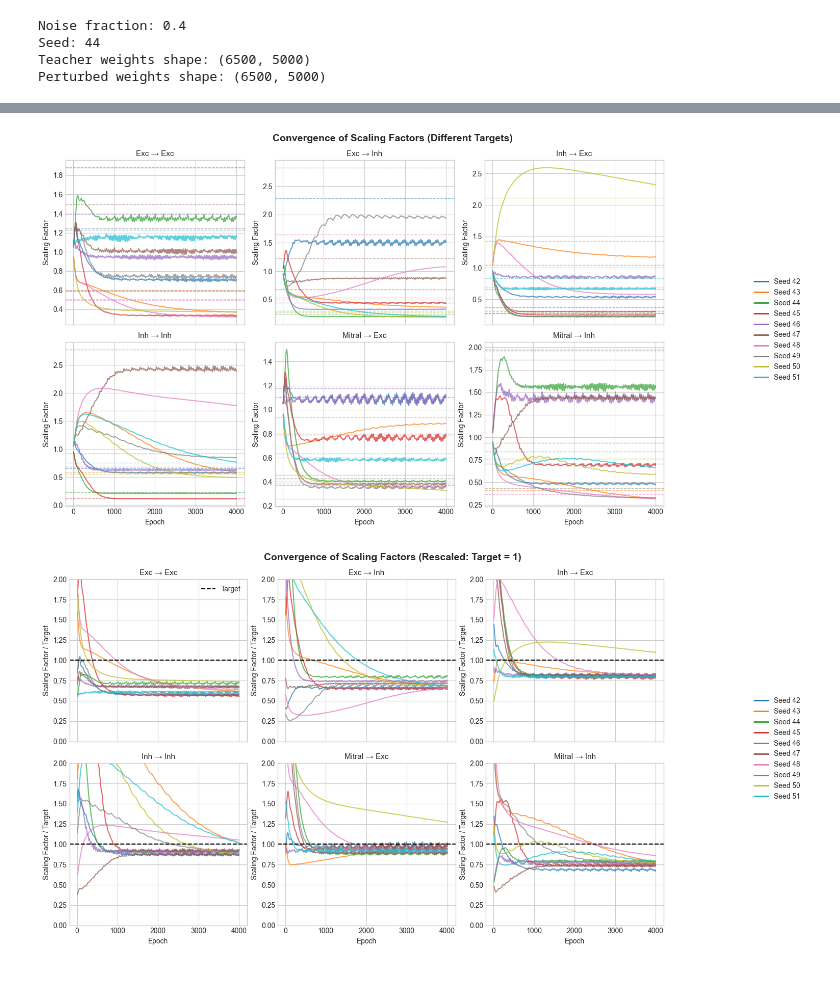
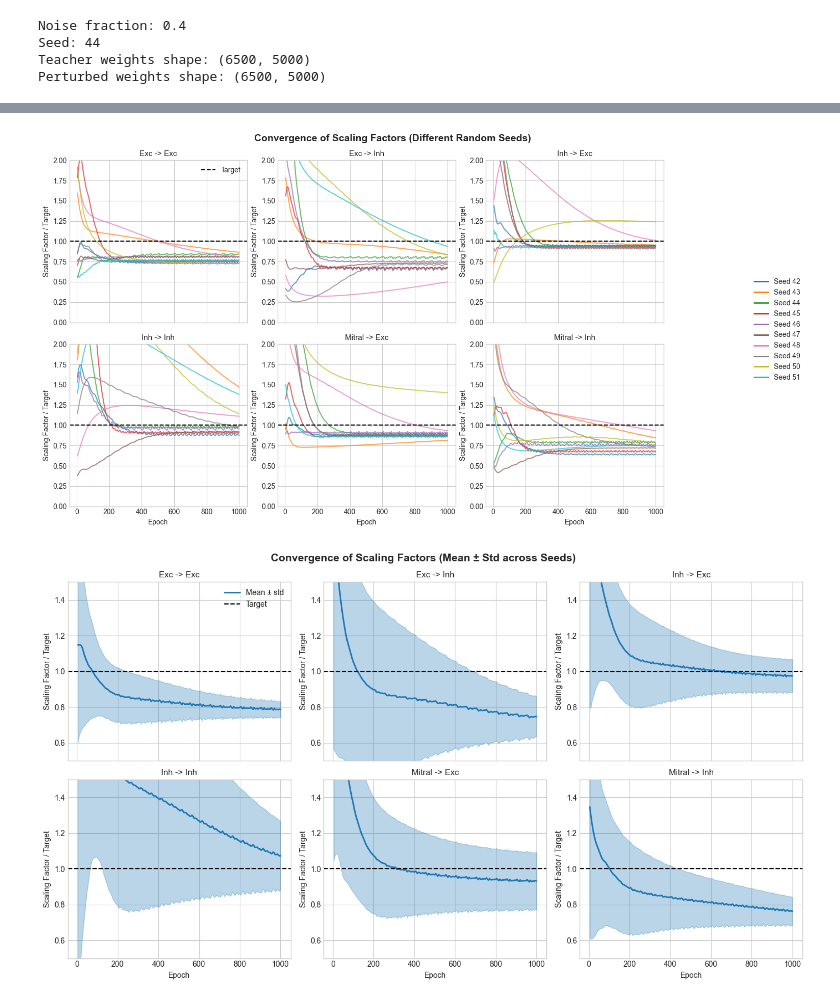
Before and after one commit to rory-bedford/connectome-snns, a Jupyter notebook: notebooks/analyse_noisy_student_teacher.ipynb, the cells around one changed output, grey strips where cells are left out. Drawn from its saved outputs; the diff is of its cells as text; code cells hidden in the pictures.

Commit message:
:sparkles: Updating noisy weight analysis script and running consistency check with default scaling factors

```diff
--- a/notebooks/analyse_noisy_student_teacher.ipynb
+++ b/notebooks/analyse_noisy_student_teacher.ipynb
@@ -14,7 +14,7 @@ plt.rcParams["figure.dpi"] = 100
 # %%
 # Path to grid search results
 grid_search_dir = Path(
-    "/tungstenfs/scratch/gzenke/bedfrory/dp-simulations/activity-fitting/feedforward-noisy-units"
+    "/tungstenfs/scratch/gzenke/bedfrory/dp-simulations/noisy-weights/varying-noise"
 )
 
 # Find all run directories
@@ -22,7 +22,7 @@ run_dirs = sorted(
     [
         d
         for d in grid_search_dir.iterdir()
-        if d.is_dir() and d.name.startswith("noise-fraction-")
+        if d.is_dir() and d.name.startswith("noise-")
     ]
 )
 print(f"Found {len(run_dirs)} runs:")
@@ -511,5 +485,6 @@ Subsampled to 50,000 points for plotting
 # %%
-# Plot 1: Raw trajectories with targets for each scaling factor
+# Plot: Trajectories of scaling factors across all seeds
+# Since targets are now normalized to 1.0, we can directly compare values
 fig, axes = plt.subplots(2, 3, figsize=(14, 8), sharex=True)
 
 seeds = sorted(trajectories.keys())
@@ -522,68 +497,80 @@ for idx, (sf_key, sf_label) in enumerate(scaling_factor_names):
         traj = trajectories[seed]
         epochs = traj["epochs"]
         values = traj[f"{sf_key}_value"]
-        target = traj[f"{sf_key}_target"]
 
         # Plot trajectory
         ax.plot(epochs, values, color=colors[seed_idx], alpha=0.7, linewidth=1.5)
-        # Plot target as horizontal dashed line
-        ax.axhline(y=target, color=colors[seed_idx], linestyle="--", alpha=0.5, linewidth=1)
+
+    # Plot target line at 1.0 (all targets are normalized to 1)
+    ax.axhline(y=1.0, color="black", linestyle="--", linewidth=1.5, label="Target")
 
     ax.set_title(sf_label, fontsize=11)
-    ax.set_ylabel("Scaling Factor")
+    ax.set_ylabel("Scaling Factor / Target")
+    ax.set_ylim(0, 2)
     if idx >= 3:
         ax.set_xlabel("Epoch")
+    if idx == 0:
+        ax.legend(loc="upper right")
 
 # Add a legend showing seed colors
 handles = [plt.Line2D([0], [0], color=colors[i], linewidth=2) for i in range(len(seeds))]
 labels = [f"Seed {s}" for s in seeds]
 fig.legend(handles, labels, loc="center right", bbox_to_anchor=(1.08, 0.5))
 
-plt.suptitle("Convergence of Scaling Factors (Different Targets)", fontsize=14, fontweight="bold")
+plt.suptitle("Convergence of Scaling Factors (Different Random Seeds)", fontsize=14, fontweight="bold")
 plt.tight_layout()
 plt.subplots_adjust(right=0.88)
 plt.show()
 # %% [output]
-[figure, old version]
+[figure, new version]
 # %%
-# Plot 2: Rescaled trajectories (targets normalized to 1)
+# Plot: Mean ± std of scaling factor trajectories across seeds
 fig, axes = plt.subplots(2, 3, figsize=(14, 8), sharex=True)
+
+# Get common epoch grid (use the first seed's epochs as reference)
+reference_seed = seeds[0]
+epochs_ref = trajectories[reference_seed]["epochs"]
 
 for idx, (sf_key, sf_label) in enumerate(scaling_factor_names):
     ax = axes.flat[idx]
 
-    for seed_idx, seed in enumerate(seeds):
+    # Collect trajectories from all seeds
+    all_values = []
+    for seed in seeds:
         traj = trajectories[seed]
-        epochs = traj["epochs"]
         values = traj[f"{sf_key}_value"]
-        target = traj[f"{sf_key}_target"]
 
-        # Rescale so target = 1
-        rescaled_values = values / target
+        # Interpolate to reference epochs if different length
+        if len(traj["epochs"]) != len(epochs_ref):
+            values = np.interp(epochs_ref, traj["epochs"], values)
 
-        # Plot rescaled trajectory
-        ax.plot(epochs, rescaled_values, color=colors[seed_idx], alpha=0.7, linewidth=1.5)
+        all_values.append(values)
 
-    # Plot target line at 1
+    all_values = np.array(all_values)  # (n_seeds, n_epochs)
+
+    # Compute mean and std
+    mean_traj = np.mean(all_values, axis=0)
+    std_traj = np.std(all_values, axis=0)
+
+    # Plot mean ± std
+    ax.fill_between(epochs_ref, mean_traj - std_traj, mean_traj + std_traj,
+                    alpha=0.3, color="C0")
+    ax.plot(epochs_ref, mean_traj, color="C0", linewidth=2, label="Mean ± std")
+
+    # Plot target line at 1.0
     ax.axhline(y=1.0, color="black", linestyle="--", linewidth=1.5, label="Target")
 
     ax.set_title(sf_label, fontsize=11)
     ax.set_ylabel("Scaling Factor / Target")
-    ax.set_ylim(0, 2)
+    ax.set_ylim(0.5, 1.5)
     if idx >= 3:
         ax.set_xlabel("Epoch")
     if idx == 0:
         ax.legend(loc="upper right")
 
-# Add a legend showing seed colors
-handles = [plt.Line2D([0], [0], color=colors[i], linewidth=2) for i in range(len(seeds))]
-labels = [f"Seed {s}" for s in seeds]
-fig.legend(handles, labels, loc="center right", bbox_to_anchor=(1.08, 0.5))
-
-plt.suptitle("Convergence of Scaling Factors (Rescaled: Target = 1)", fontsize=14, fontweight="bold")
+plt.suptitle("Convergence of Scaling Factors (Mean ± Std across Seeds)", fontsize=14, fontweight="bold")
 plt.tight_layout()
-plt.subplots_adjust(right=0.88)
 plt.show()
 # %% [output]
-[figure, old version]
+[figure, new version]
 # %%
```
Also changed, not shown: parts of 25 cells of this notebook, 4 other files.
